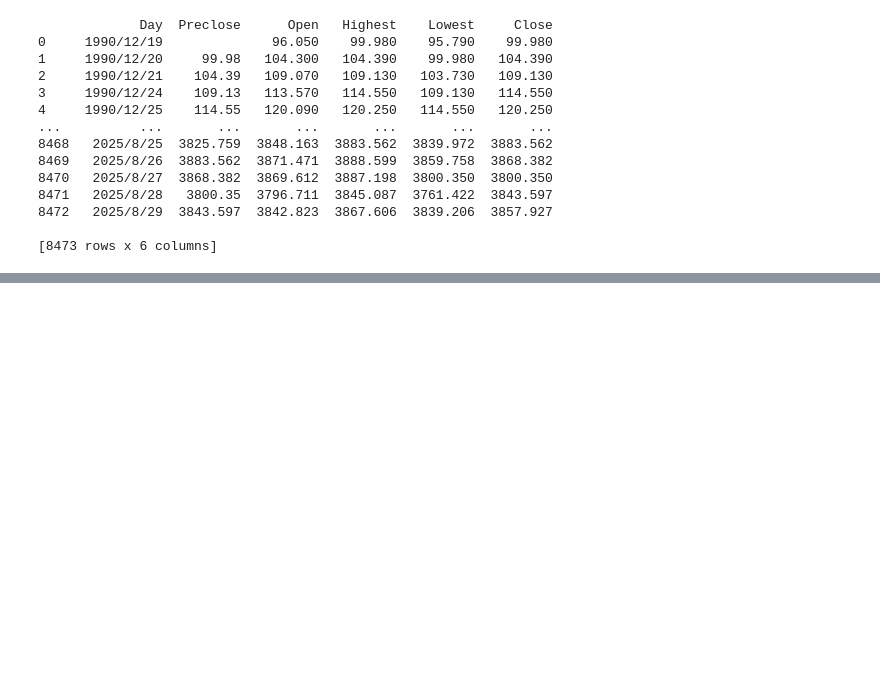
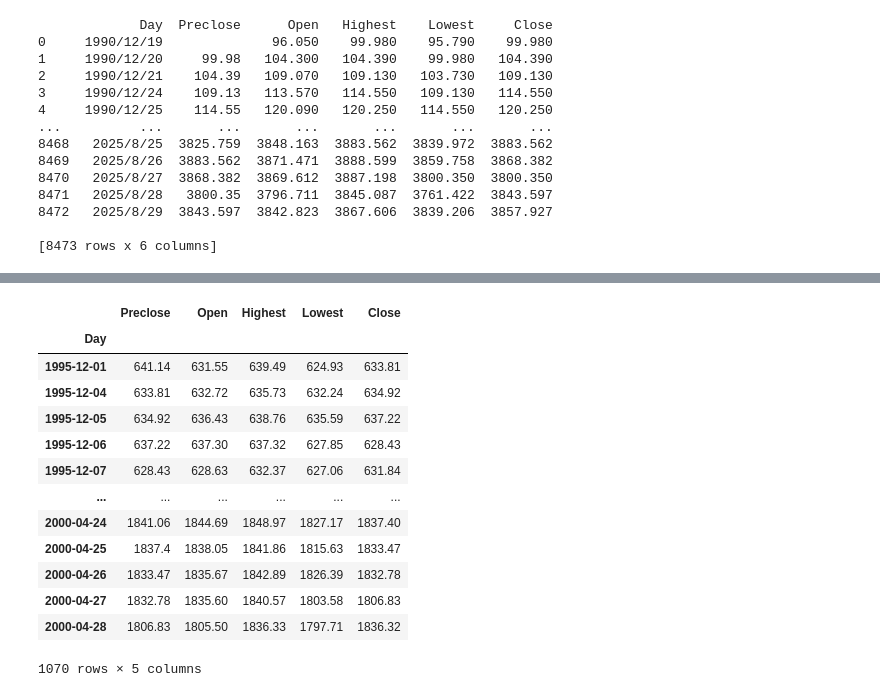
Before and after one commit to Spring-fever-shen/A-One-And-A-Two, a Jupyter notebook: C1.ipynb, the cells around one changed output, grey strips where cells are left out. Cells and saved outputs as stored; diff of their text form; code cells hidden in the pictures; blank space fills up the shorter version.

```diff
--- a/C1.ipynb
+++ b/C1.ipynb
@@ -43,0 +281,18 @@ print(date)
+# %%
+data['1995-12':'2000-04']
+#此前以降将 DataFrame 中 Day 列的文本格式日期转换为 pandas 的 datetime 类型
+# %% [output]
+|  | Preclose | Open | Highest | Lowest | Close |
+| Day |  |  |  |  |  |
+| 1995-12-01 | 641.14 | 631.55 | 639.49 | 624.93 | 633.81 |
+| 1995-12-04 | 633.81 | 632.72 | 635.73 | 632.24 | 634.92 |
+| 1995-12-05 | 634.92 | 636.43 | 638.76 | 635.59 | 637.22 |
+| 1995-12-06 | 637.22 | 637.30 | 637.32 | 627.85 | 628.43 |
+| 1995-12-07 | 628.43 | 628.63 | 632.37 | 627.06 | 631.84 |
+| ... | ... | ... | ... | ... | ... |
+| 2000-04-24 | 1841.06 | 1844.69 | 1848.97 | 1827.17 | 1837.40 |
+| 2000-04-25 | 1837.4 | 1838.05 | 1841.86 | 1815.63 | 1833.47 |
+| 2000-04-26 | 1833.47 | 1835.67 | 1842.89 | 1826.39 | 1832.78 |
+| 2000-04-27 | 1832.78 | 1835.60 | 1840.57 | 1803.58 | 1806.83 |
+| 2000-04-28 | 1806.83 | 1805.50 | 1836.33 | 1797.71 | 1836.32 |
+1070 rows × 5 columns
```
Also changed, not shown: parts of 26 cells of this notebook.
